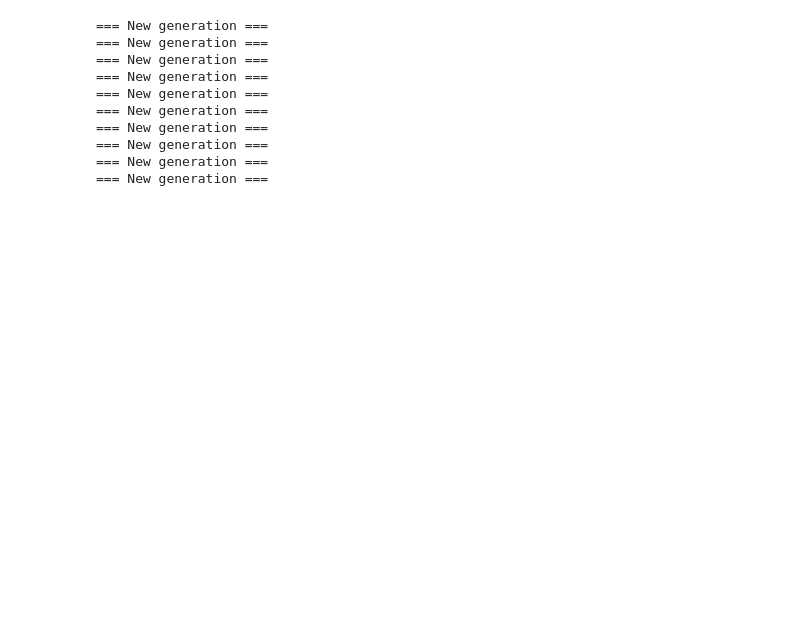
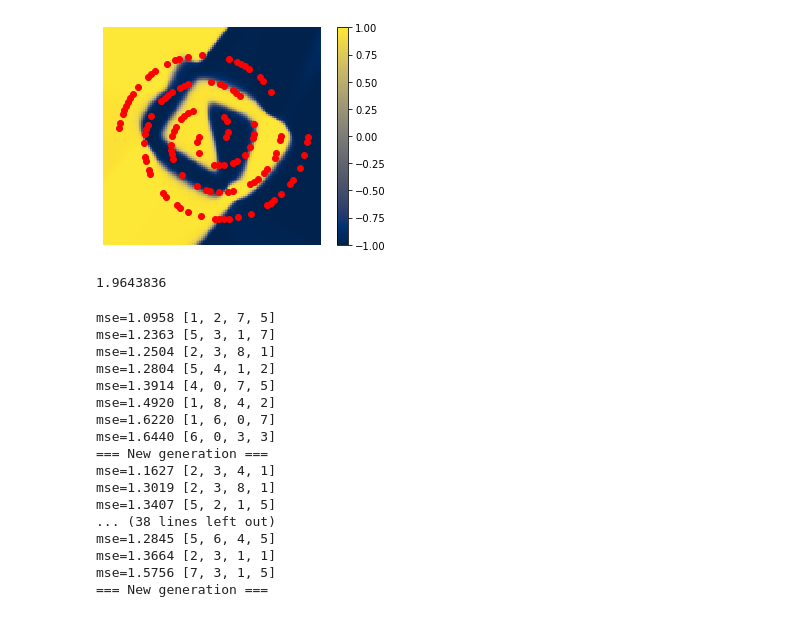
Before and after one commit to veqtrus/genetic-neural-network, a Jupyter notebook: src/notebook.ipynb, the cells around one changed output. Saved outputs shown, nothing was run; the diff lists cells and outputs as text; code cells hidden in the pictures; blank space fills up the shorter version.

```diff
--- a/src/notebook.ipynb
+++ b/src/notebook.ipynb
@@ -4,3 +7,13 @@ import numpy as np
 
 import genetic_algorithm as ga
 from nn_ga import GenAlgNN
+# %%
+from math import pi, sin, cos
+theta = 0.5 * pi
+while theta < 3.5 * pi:
+    r = theta * 1.5 / pi
+    x = r * sin(theta)
+    y = r * cos(theta)
+    print(f'{x:.6f},{y:.6f},1')
+    print(f'{-x:.6f},{-y:.6f},-1')
+    theta += 0.25 / r
@@ -55,3 +86,28 @@ X_train, y_train
+# %%
+def visualize_model(model):
+    global X_train
+    points = np.zeros([120, 120, 2])
+    for y in range(120):
+        for x in range(120):
+            points[x, y, 0] = (x - 60) / 10.0
+            points[x, y, 1] = (y - 60) / 10.0
+    plt.imshow(model.predict(points.reshape([-1, 2])).reshape([120, 120]), cmap='cividis', vmin=-1, vmax=1)
+    plt.colorbar()
+    plt.axis('off')
+    plt.scatter(X_train['x'] * 10 + 60, X_train['y'] * 10 + 60, c='red')
+    plt.show()
+# %%
+model = keras.models.Sequential([
+    keras.layers.Dense(6, activation='tanh'),
+    keras.layers.Dense(4, activation='tanh'),
+    keras.layers.Dense(1, activation='tanh')])
+model.compile(loss='mse', optimizer=keras.optimizers.SGD(lr=0.05))
+model.fit(np.array(X_valid), np.array(y_valid), epochs=2000, batch_size=16, verbose=0)
+visualize_model(model)
+keras.losses.MeanSquaredError()(np.array(y_valid), model.predict(np.array(X_valid))).numpy()
+# %% [output]
+[figure, added]
+1.9643836
 # %%
 problem_ga = GenAlgNN((np.array(X_train), np.array(y_train)), (np.array(X_valid), np.array(y_valid)))
 ga_optimizer = ga.GAOptimizer(problem_ga)
@@ -60,16 +123,25 @@ ga_optimizer.start(10)
 # %%
-for _ in range(10):
-    gen = ga_optimizer.next_generation()
+for _ in range(6):
+    old_population = ga_optimizer.population
+    gen, old_fitnesses = ga_optimizer.next_generation()
+    print_population(old_fitnesses, old_population)
     print('=== New generation ===')
 # %% [output]
+mse=1.0958 [1, 2, 7, 5]
+mse=1.2363 [5, 3, 1, 7]
+mse=1.2504 [2, 3, 8, 1]
+mse=1.2804 [5, 4, 1, 2]
+mse=1.3914 [4, 0, 7, 5]
+mse=1.4920 [1, 8, 4, 2]
+mse=1.6220 [1, 6, 0, 7]
+mse=1.6440 [6, 0, 3, 3]
 === New generation ===
+mse=1.1627 [2, 3, 4, 1]
+mse=1.3019 [2, 3, 8, 1]
+mse=1.3407 [5, 2, 1, 5]
+... (38 lines left out)
+mse=1.2845 [5, 6, 4, 5]
+mse=1.3664 [2, 3, 1, 1]
+mse=1.5756 [7, 3, 1, 5]
 === New generation ===
-=== New generation ===
-=== New generation ===
-=== New generation ===
-=== New generation ===
-=== New generation ===
-=== New generation ===
-=== New generation ===
-=== New generation ===
 # %%
```
Also changed, not shown: parts of 9 cells of this notebook, 4 other files.
